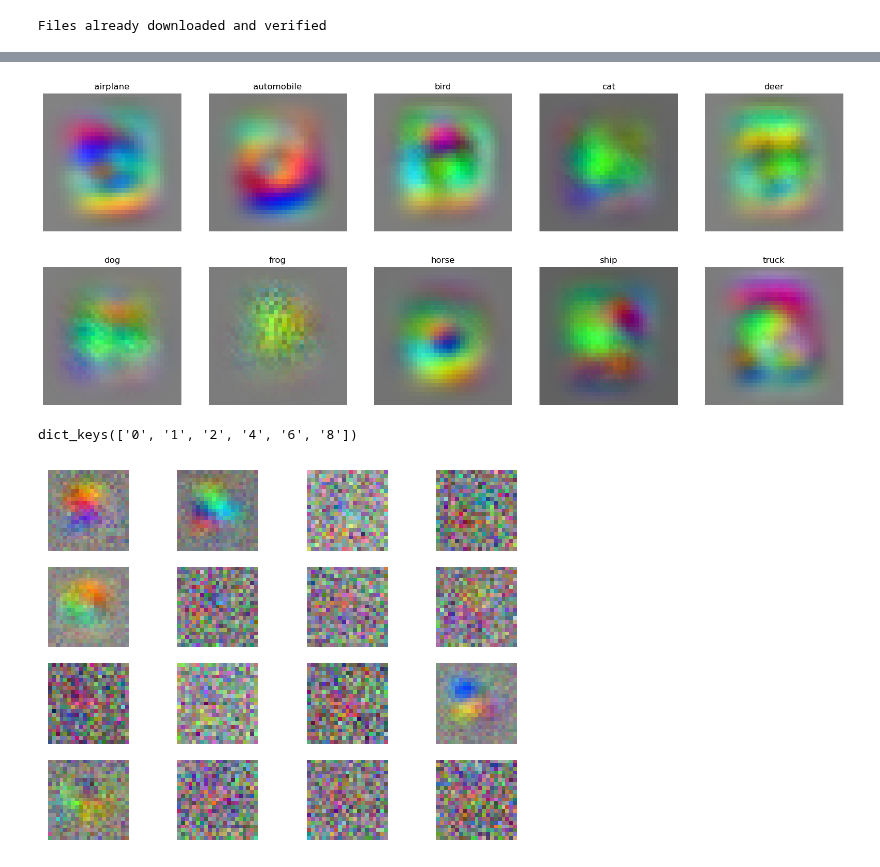
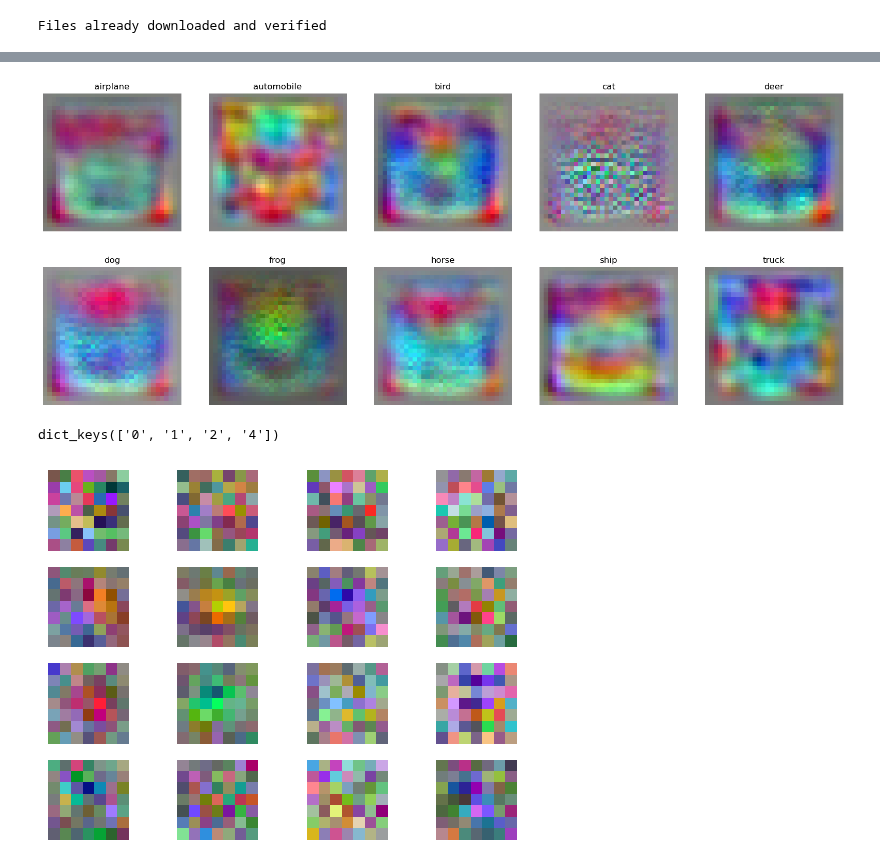
Before and after one commit to fabioseel/receptive-fields, a Jupyter notebook: src/evaluation.ipynb, the cells around one changed output, grey strips where cells are left out. Drawn from its saved outputs; the diff is of its cells as text; code cells hidden in the pictures.

```diff
--- a/src/evaluation.ipynb
+++ b/src/evaluation.ipynb
@@ -48,5 +48,5 @@ for eff_rf, ax in zip(eff_rfs, axes.flat):
 # %%
-eff_rfs = activation_triggered_average(model, n_iter=128)
+eff_rfs = activation_triggered_average(model, n_iter=512)
 
 fig, axes = plt.subplots(2, 5, figsize=(20,8))
 for class_name, i in train_data.class_to_idx.items():
@@ -59,5 +59,5 @@ for class_name, i in train_data.class_to_idx.items():
 # %%
-back_maxs = backprop_maximization(model, n_iter=2048, batch_size=16, reduction=True)
+back_maxs = backprop_maximization(model[:-1], n_iter=2048, batch_size=1, reduction=True, smoothened=True)
 
 fig, axes = plt.subplots(2, 5, figsize=(20,8))
 for class_name, back_max, ax in zip(train_data.classes, back_maxs, axes.flat):
@@ -87,5 +73,5 @@ train_data.classes
 # %%
-eff_rfs = effective_receptive_field(model, n_batch=1024)
+eff_rfs = effective_receptive_field(model, n_batch=8192)
 fig, axes = plt.subplots(2, 5, figsize=(20,8))
 
 for class_name, eff_rf, ax  in zip(train_data.classes, eff_rfs, axes.flat):
@@ -93,4 +79,4 @@ for class_name, eff_rf, ax  in zip(train_data.classes, eff_rfs, axes.flat):
     ax.axis('off')
     ax.set_title(class_name)
 # %% [output]
-[figure, old version]
+[figure, new version]
@@ -123,11 +83,13 @@ stas = ret_stats.gaussian_noise_stas(cfg,env,actor_critic,nbtch,nreps,prgrs=True
+# %%
+stas = retinal_stats.gaussian_noise_stas(model[:-3], n_batch=1024, n_reps=1)
 # %%
 stas.keys()
 # %% [output]
-dict_keys(['0', '1', '2', '4', '6', '8'])
+dict_keys(['0', '1', '2', '4'])
 # %%
 fig, axes = plt.subplots(4, 4)
-for sta, ax in zip(stas['8'], axes.flat):
+for sta, ax in zip(stas['4'], axes.flat):
     ax.imshow(np.moveaxis(normalizeZeroOne(sta),0,2))
     ax.axis('off')
 # %% [output]
-[figure, old version]
+[figure, new version]
```
Also changed, not shown: parts of 7 cells of this notebook, 1 other file.
